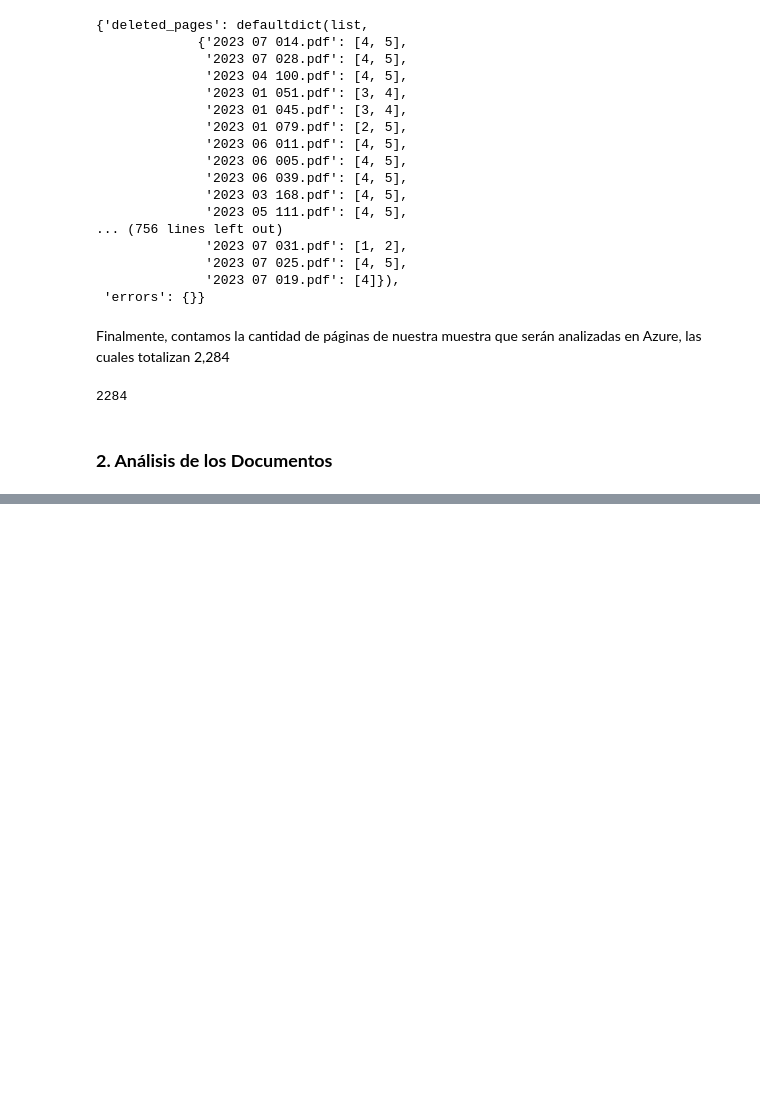
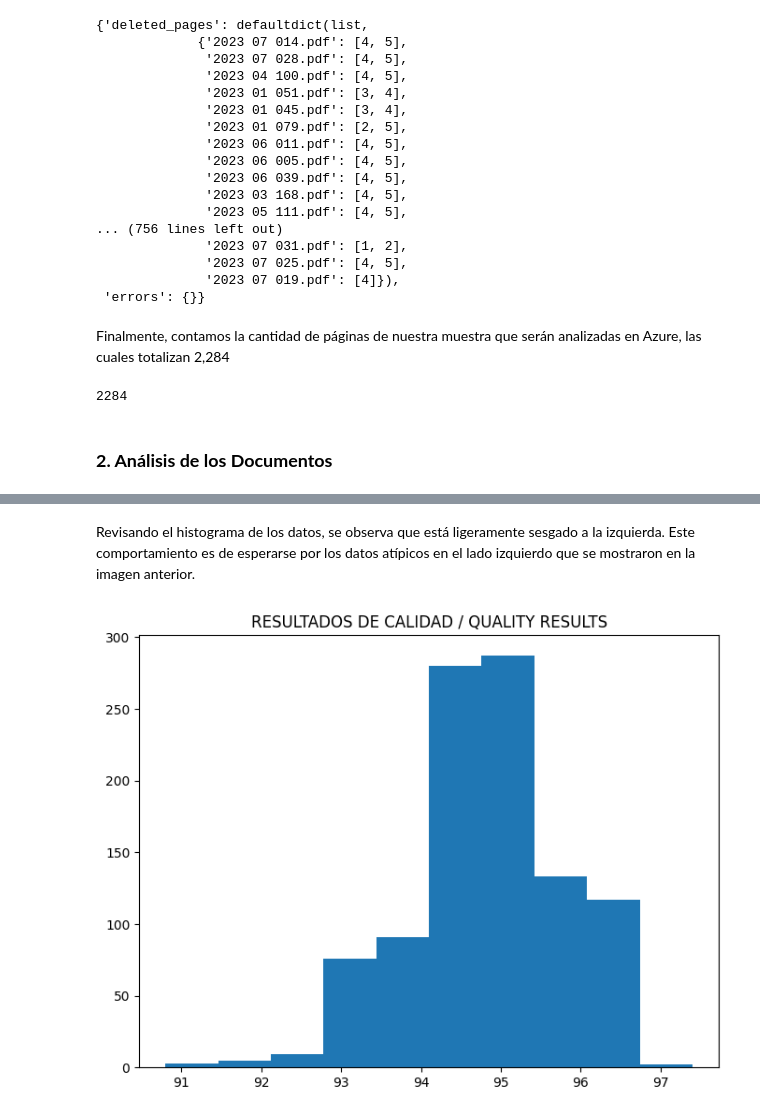
Before and after one commit to rafaeljosem/gas_station_analysis, a Jupyter notebook: octane_gas_analysis.ipynb, the cells around one changed output, grey strips where cells are left out. Cells and saved outputs as stored; diff of their text form; code cells hidden in the pictures; blank space fills up the shorter version.

```diff
--- a/octane_gas_analysis.ipynb
+++ b/octane_gas_analysis.ipynb
@@ -518,0 +741,7 @@ len(analyzer.errors)
+# %% [markdown]
+Revisando el histograma de los datos, se observa que está ligeramente sesgado a la izquierda. Este comportamiento es de esperarse por los datos atípicos en el lado izquierdo que se mostraron en la imagen anterior.
+# %%
+premium_df[premium_df['ANÁLISIS / ANALYSES'].str.contains('RON')].hist(column = 'RESULTADOS DE CALIDAD / QUALITY RESULTS', figsize=(8,6), grid=False)
+plt.show()
+# %% [output]
+[figure, added]
```
Also changed, not shown: parts of 70 cells of this notebook.
